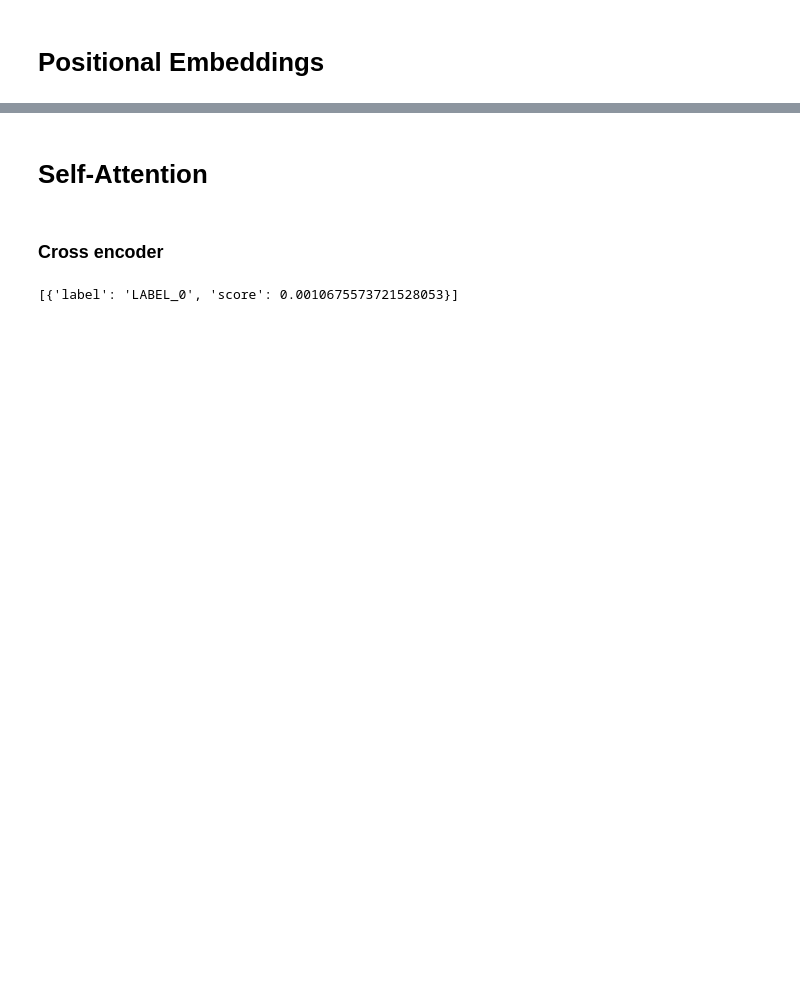
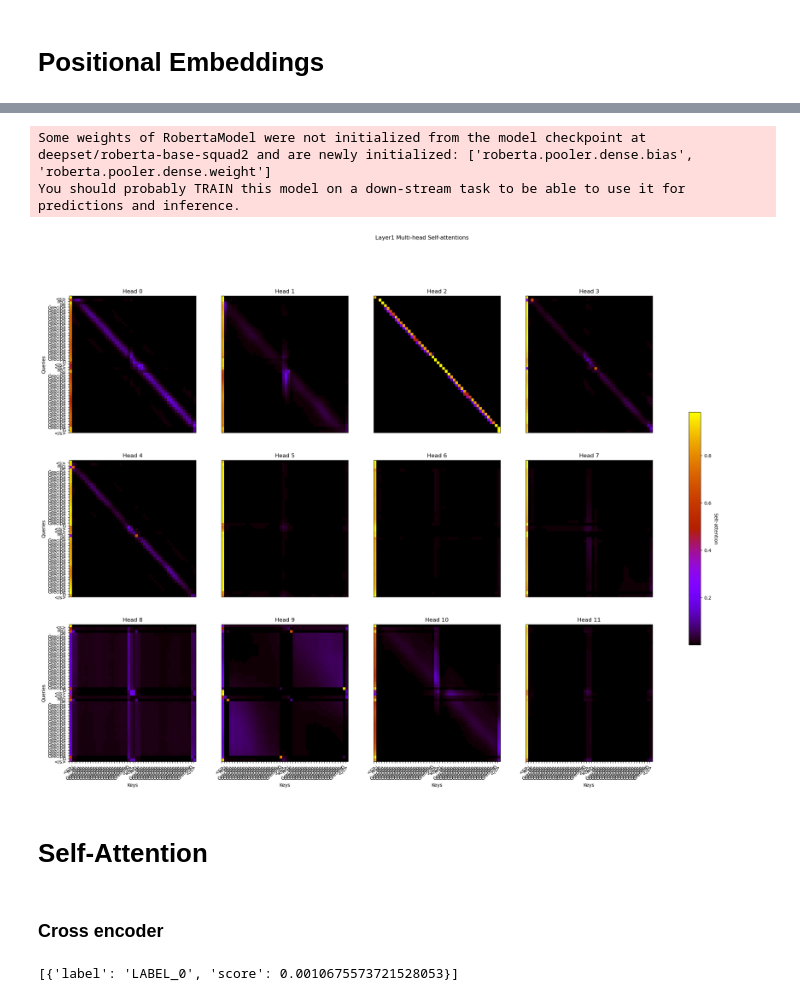
Before and after one commit to vladbug/CookingBot, a Jupyter notebook: plots.ipynb, the cells around one changed output, grey strips where cells are left out. Drawn from its saved outputs; the diff is of its cells as text; code cells hidden in the pictures; blank space fills up the shorter version.

```diff
--- a/plots.ipynb
+++ b/plots.ipynb
@@ -113,3 +141,80 @@ plt.show()
+# %%
+model_path = 'deepset/roberta-base-squad2'
+tokenizer = AutoTokenizer.from_pretrained(model_path)
+model = AutoModel.from_pretrained(model_path)
+
+sentence_a = "recipe "*20
+sentence_b = "recipe "*20
+inputs = tokenizer.encode_plus(sentence_a, sentence_b, return_tensors='pt', add_special_tokens=True, max_length = 512, truncation = True)
+
+input_ids = inputs['input_ids']
+input_id_list = input_ids[0].tolist() # Batch index 0
+tokens = tokenizer.convert_ids_to_tokens(input_id_list)
+
+with torch.no_grad():
+    outputs = model(**inputs, output_hidden_states=True, output_attentions=True)
+
+attention = outputs.attentions
+hidden_states = outputs.hidden_states
+
+import numpy as np
+import matplotlib
+import matplotlib.pyplot as plt
+
+layer = 1
+
+rows = 3
+cols = 4
+fig, ax_full = plt.subplots(rows, cols)
+fig.set_figheight(rows*6)
+fig.set_figwidth(cols*6+4)
+plt.rcParams.update({'font.size': 10})
+
+j = 0
+for r in range(rows):
+    for c in range(cols):
+
+        ax = ax_full[r,c]
+
+        sattention = attention[layer][0][j].numpy()
+        sattention = np.flip(sattention, 0)
+
+        plt.rcParams.update({'font.size': 10})
+
+        im = ax.pcolormesh(sattention, cmap='gnuplot')
+
+        # Show all ticks and label them with the respective list entries
+        ax.set_title("Head " + str(j))
+        ax.set_yticks(np.arange(len(tokens)))
+        if c == 0:
+            ax.set_yticklabels(reversed(tokens))
+            ax.set_ylabel("Queries")
+        else:
+            ax.set_yticks([])
+
+        ax.set_xticks(np.arange(len(tokens)))
+        if r == rows-1:
+            ax.set_xticklabels(tokens)
+            ax.set_xlabel("Keys")
+
+            # Rotate the tick labels and set their alignment.
+            plt.setp(ax.get_xticklabels(), rotation=45, ha="right",
+                     rotation_mode="anchor")
+        else:
+            ax.set_xticks([])
+
+
+        # Loop over data dimensions and create text annotations.
+        j = j + 1
+
+fig.suptitle("Layer" + str(layer) + " Multi-head Self-attentions")
+cbar = fig.colorbar(im, ax=ax_full, location='right', shrink=0.5)
+cbar.ax.set_ylabel("Selt-attention", rotation=-90, va="bottom")
+plt.show()
+# %% [output]
+Some weights of RobertaModel were not initialized from the model checkpoint at deepset/roberta-base-squad2 and are newly initialized: ['roberta.pooler.dense.bias', 'roberta.pooler.dense.weight']
+You should probably TRAIN this model on a down-stream task to be able to use it for predictions and inference.
+[figure, added]
 # %% [markdown]
 # Self-Attention
 # %% [markdown]
```
Also changed, not shown: parts of 14 cells of this notebook, 1 other file.
